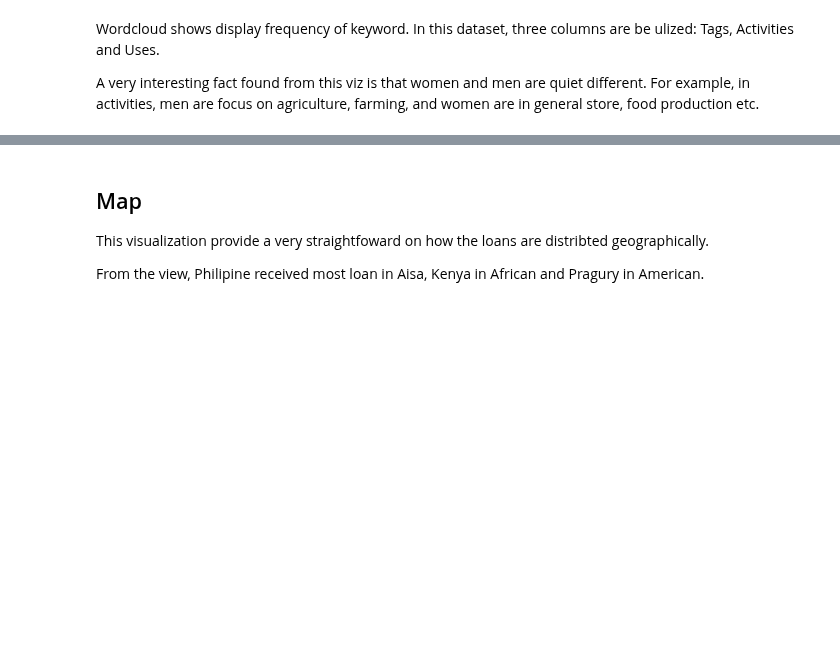
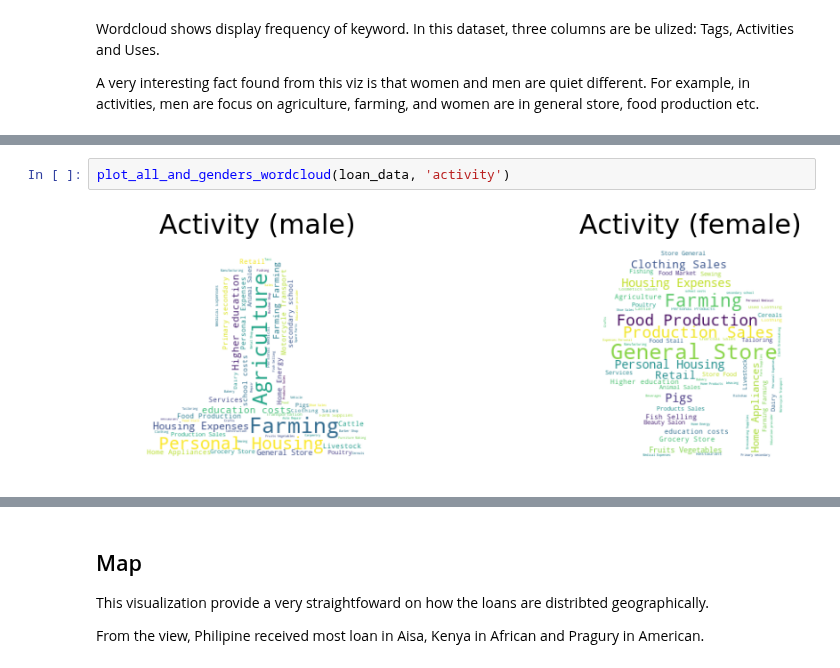
Before and after one commit to feng443/RUDS-Proj1-Kiva-Crowd-Funding-Visualization, a Jupyter notebook: KivaDataVisualization.ipynb, the cells around one changed output, grey strips where cells are left out. Drawn from its saved outputs; the diff is of its cells as text; blank space fills up the shorter version.

```diff
--- a/KivaDataVisualization.ipynb
+++ b/KivaDataVisualization.ipynb
@@ -31,0 +26,4 @@ draw_wordcloud(loan_data)
+# %%
+plot_all_and_genders_wordcloud(loan_data, 'activity')
+# %% [output]
+[figure, added]
```
Also changed, not shown: parts of 9 cells of this notebook, 5 other files.
